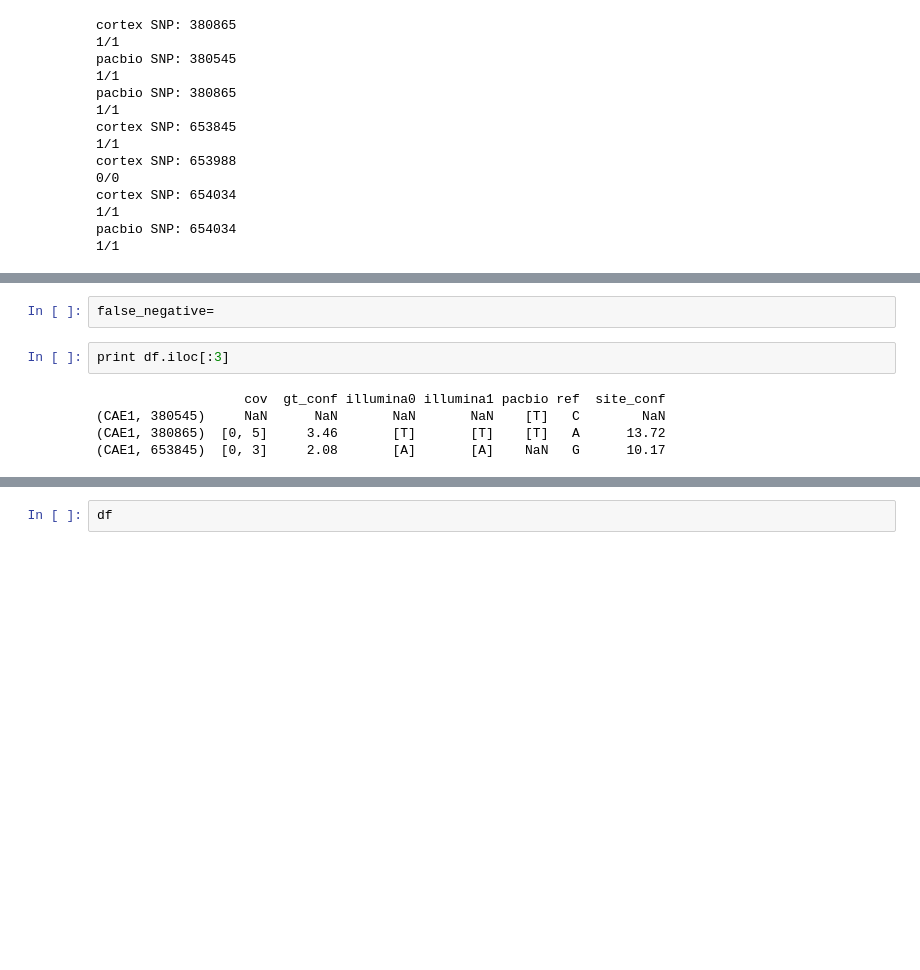
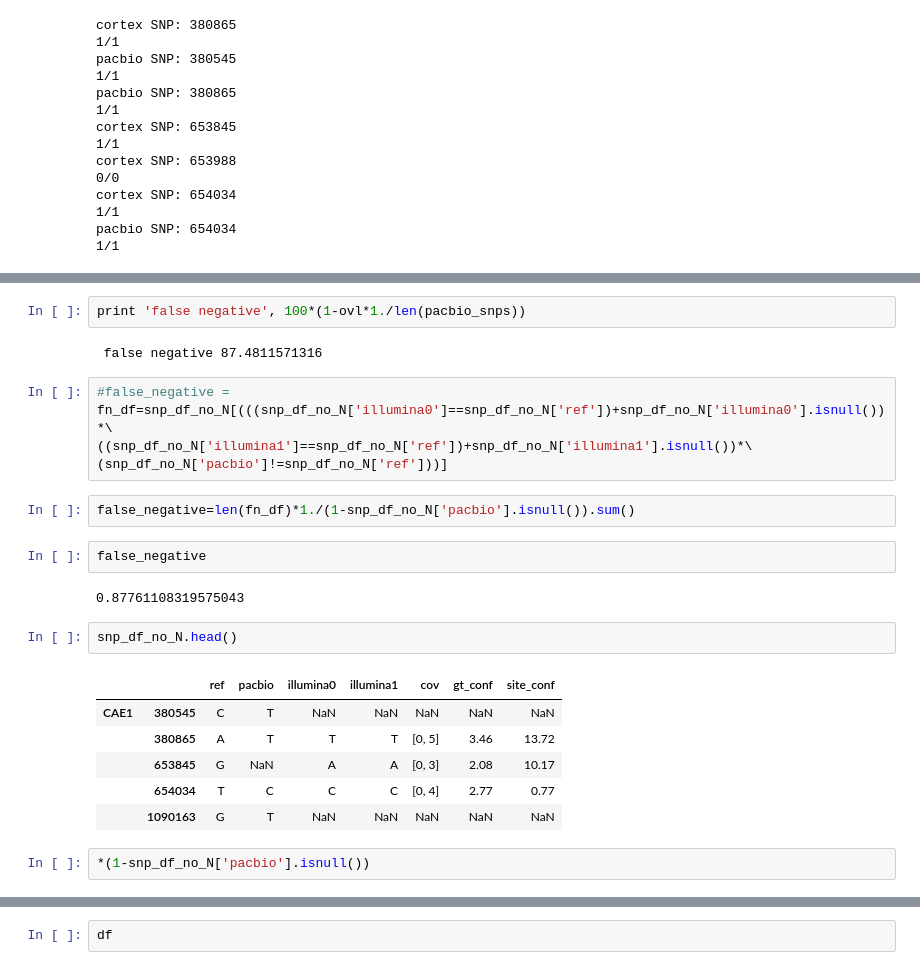
Before and after one commit to peterdfields/hs_vervet, a Jupyter notebook: notebooks/error_check_cortex_african_sabaeus.ipynb, the cells around one changed output, grey strips where cells are left out. Saved outputs shown, nothing was run; the diff lists cells and outputs as text; blank space fills up the shorter version.

```diff
--- a/notebooks/error_check_cortex_african_sabaeus.ipynb
+++ b/notebooks/error_check_cortex_african_sabaeus.ipynb
@@ -197,9 +310,26 @@ Exception: ref allele in reference and in the VCF don't agree, they are T and A
+# %%
+print 'false negative', 100*(1-ovl*1./len(pacbio_snps))
+# %% [output]
+ false negative 87.4811571316
+# %%
+#false_negative =
+fn_df=snp_df_no_N[(((snp_df_no_N['illumina0']==snp_df_no_N['ref'])+snp_df_no_N['illumina0'].isnull())*\
+((snp_df_no_N['illumina1']==snp_df_no_N['ref'])+snp_df_no_N['illumina1'].isnull())*\
+(snp_df_no_N['pacbio']!=snp_df_no_N['ref']))]
+# %%
+false_negative=len(fn_df)*1./(1-snp_df_no_N['pacbio'].isnull()).sum()
 # %%
-false_negative=
+false_negative
+# %% [output]
+0.87761108319575043
-# %%
-print df.iloc[:3]
-# %% [output]
-                   cov  gt_conf illumina0 illumina1 pacbio ref  site_conf
-(CAE1, 380545)     NaN      NaN       NaN       NaN    [T]   C        NaN
-(CAE1, 380865)  [0, 5]     3.46       [T]       [T]    [T]   A      13.72
-(CAE1, 653845)  [0, 3]     2.08       [A]       [A]    NaN   G      10.17
+# %%
+snp_df_no_N.head()
+# %% [output]
+|  |  | ref | pacbio | illumina0 | illumina1 | cov | gt_conf | site_conf |
+| CAE1 | 380545 | C | T | NaN | NaN | NaN | NaN | NaN |
+|  | 380865 | A | T | T | T | [0, 5] | 3.46 | 13.72 |
+|  | 653845 | G | NaN | A | A | [0, 3] | 2.08 | 10.17 |
+|  | 654034 | T | C | C | C | [0, 4] | 2.77 | 0.77 |
+|  | 1090163 | G | T | NaN | NaN | NaN | NaN | NaN |
+# %%
+*(1-snp_df_no_N['pacbio'].isnull())
```
Also changed, not shown: parts of 20 cells of this notebook.
